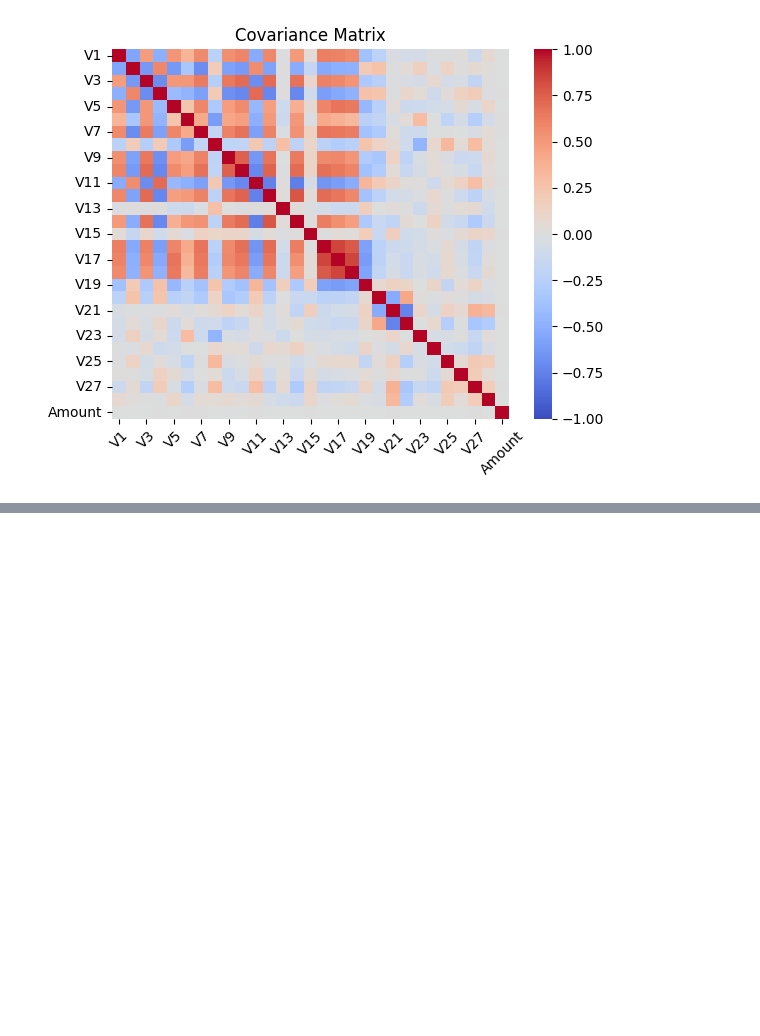
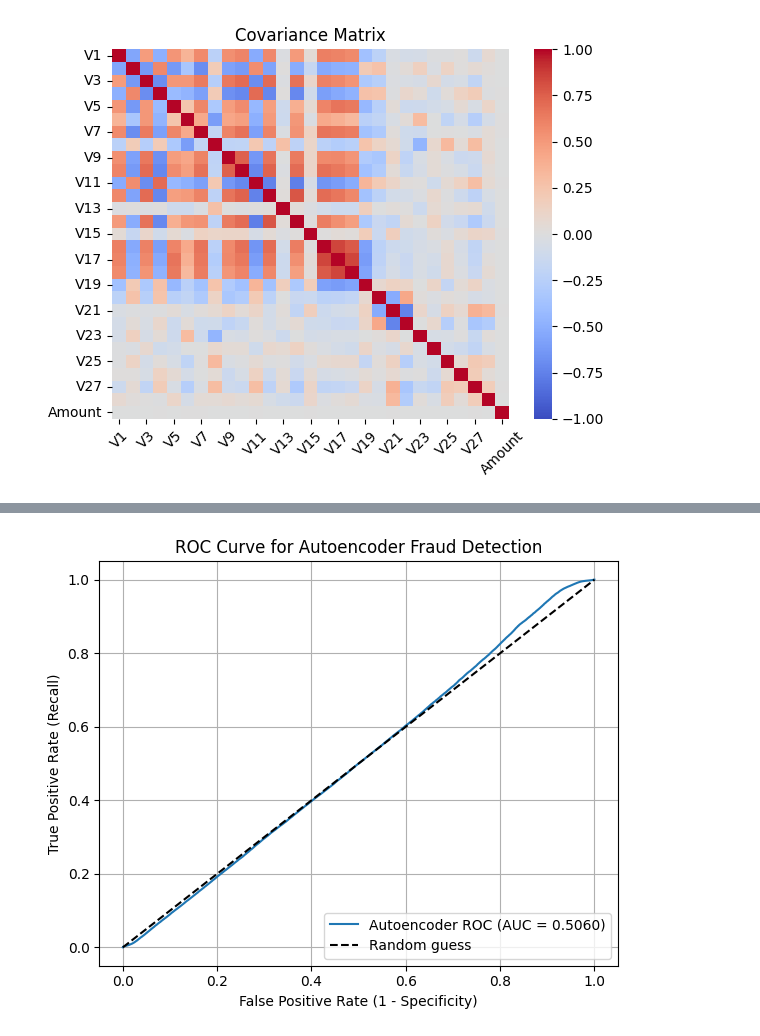
Before and after one commit to yangchenghan629/credit_card_fraud_detection_AE, a Jupyter notebook: credit-card-fraud-detection-vae.ipynb, the cells around one changed output, grey strips where cells are left out. Saved outputs shown, nothing was run; the diff lists cells and outputs as text; code cells hidden in the pictures; blank space fills up the shorter version.

Commit message:
Kaggle Notebook | credit_card_fraud_detection_AE | Version 5

```diff
--- a/credit-card-fraud-detection-vae.ipynb
+++ b/credit-card-fraud-detection-vae.ipynb
@@ -128,0 +155,9 @@ plt.show()
+# %%
+# Pytorch dataset
+BATCH_SIZE=256
+
+train_dataset=TensorDataset(torch.from_numpy(x_normal_train.astype(np.float32)))
+train_loader=DataLoader(train_dataset,batch_size=BATCH_SIZE,shuffle=True)
+
+valid_dataset=TensorDataset(torch.from_numpy(x_valid.astype(np.float32)),torch.from_numpy(y_valid.astype(np.int64)))
+valid_loader=DataLoader(valid_dataset,batch_size=BATCH_SIZE,shuffle=False)
@@ -128,0 +313,73 @@ plt.show()
+# %%
+THRESHOLDS = [0.98, 0.99, 0.995]
+
+with torch.no_grad():
+    X_val_t = torch.from_numpy(x_valid.astype(np.float32)).to(device)
+    X_val_rec = model(X_val_t)
+    val_mse = ((X_val_rec - X_val_t) ** 2).mean(dim=1).cpu().numpy()  # per-sample MSE
+
+# 基本指標：ROC-AUC、PR-AUC
+rocauc = roc_auc_score(y_valid, val_mse)
+pr_auc = average_precision_score(y_valid, val_mse)
+print(f"ROC-AUC (using recon error as score): {rocauc:.4f}")
+print(f"PR-AUC (average precision): {pr_auc:.4f}")
+
+from sklearn.metrics import roc_curve, roc_auc_score
+import matplotlib.pyplot as plt
+
+# 計算 ROC 曲線與 AUC
+fpr, tpr, thresholds = roc_curve(y_valid, val_mse)
+roc_auc = roc_auc_score(y_valid, val_mse)
+
+# 繪圖
+plt.figure(figsize=(6, 5))
+plt.plot(fpr, tpr, label=f'Autoencoder ROC (AUC = {roc_auc:.4f})')
+plt.plot([0, 1], [0, 1], 'k--', label='Random guess')
+plt.xlabel('False Positive Rate (1 - Specificity)')
+plt.ylabel('True Positive Rate (Recall)')
+plt.title('ROC Curve for Autoencoder Fraud Detection')
+plt.legend(loc='lower right')
+plt.grid(True)
+plt.tight_layout()
+plt.show()
+
+
+# 選 threshold：用 training 正常樣本的重建誤差分位數（常見做法）
+# 計算 training 上的重建誤差分位數 (使用 train set)
+with torch.no_grad():
+    X_train_t = torch.from_numpy(x_normal_train.astype(np.float32)).to(device)
+    X_train_rec = model(X_train_t)
+    train_mse = ((X_train_rec - X_train_t) ** 2).mean(dim=1).cpu().numpy()
+
+for q in THRESHOLDS:
+    thr = np.quantile(train_mse, q)
+    y_pred = (val_mse > thr).astype(int)
+    print("\nThreshold at train MSE quantile {:.3f} -> thr={:.6f}".format(q, thr))
+    print(classification_report(y_valid, y_pred, digits=4))
+    cm = confusion_matrix(y_valid, y_pred)
+    print("Confusion matrix:\n", cm)
+
+# 可畫 precision-recall curve（threshold-free）
+precision, recall, pr_th = precision_recall_curve(y_valid, val_mse)
+plt.figure(figsize=(6,4))
+plt.plot(recall, precision)
+plt.xlabel("Recall")
+plt.ylabel("Precision")
+plt.title(f"Precision-Recall curve (AP={pr_auc:.4f})")
+plt.grid(True)
+plt.show()
+
+# 若想用 F1 選 threshold（在 validation 上搜尋最佳 F1）
+from sklearn.metrics import f1_score
+
+best_f1 = 0
+best_thr = None
+for thr in np.linspace(val_mse.min(), val_mse.max(), 200):
+    y_p = (val_mse > thr).astype(int)
+    f1 = f1_score(y_valid, y_p)
+    if f1 > best_f1:
+        best_f1 = f1
+        best_thr = thr
+
+print(f"Best F1 on validation: {best_f1:.4f} at thr={best_thr:.6f}")
+# %% [output]
@@ -128,0 +388 @@ plt.show()
+[figure, added]
```
Also changed, not shown: parts of 10 cells of this notebook.
